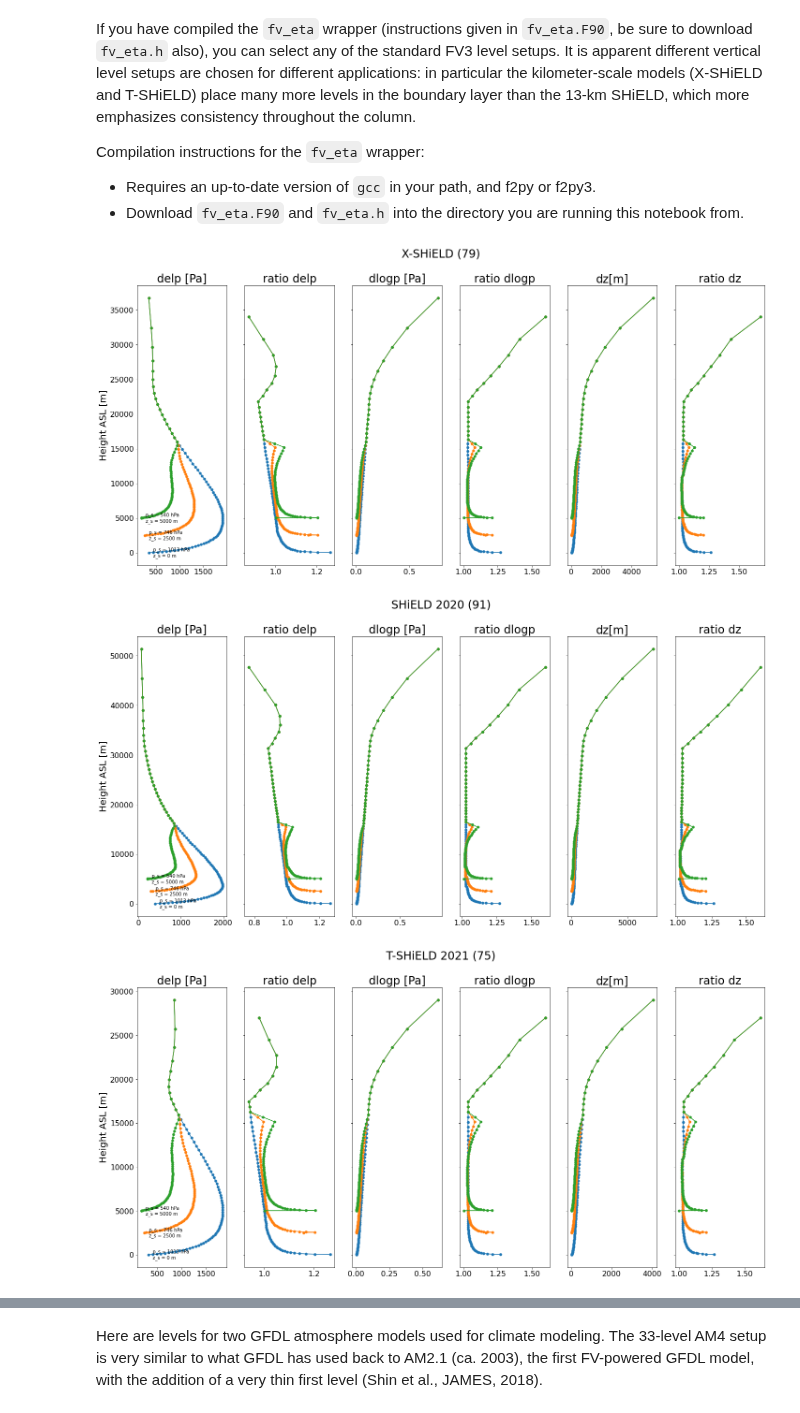
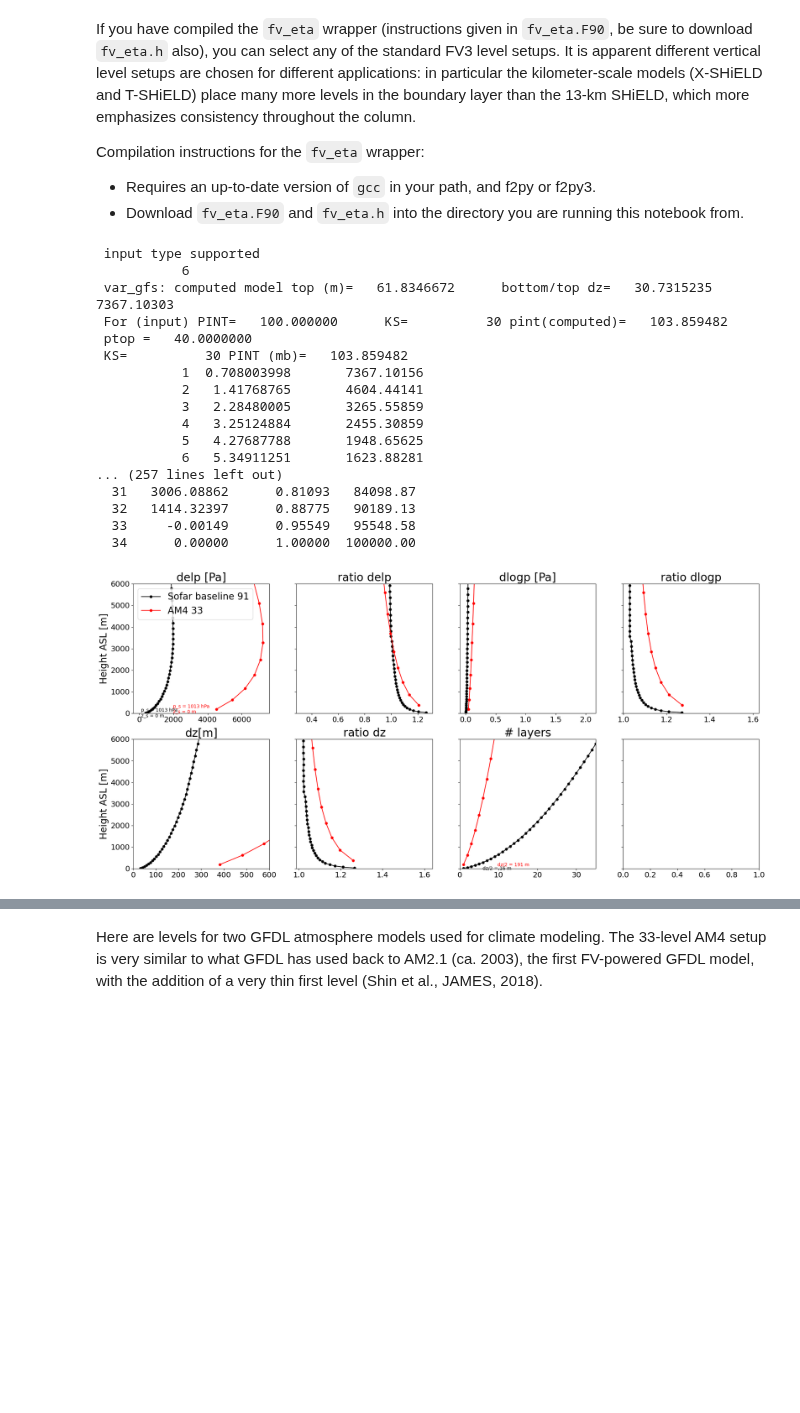
Before and after one commit to NOAA-GFDL/GFDL_atmos_cubed_sphere, a Jupyter notebook: docs/examples/FV3_level_transmogrifier/FV3_level_transmogrifier.ipynb, the cells around one changed output, grey strips where cells are left out. Cells and saved outputs as stored; diff of their text form; code cells hidden in the pictures; blank space fills up the shorter version.

```diff
--- a/docs/examples/FV3_level_transmogrifier/FV3_level_transmogrifier.ipynb
+++ b/docs/examples/FV3_level_transmogrifier/FV3_level_transmogrifier.ipynb
@@ -154,8 +179,25 @@ There are a few user configuration parameters you can set up. These are surface
+# %%
+def add_ab_to_dictionary(ab_config, key, ak_val, bk_val):
+    assert not key in ab_config, "Configuration {} already exist in the dictionary".format(key)
+    ab_config[key] = dict(ak=ak_val, bk=bk_val)
+    return ab_config
+# %%
+def get_subplot_indices(plt_count, nrows, ncols):
+    iy = math.floor(plt_count / ncols)
+    ix = plt_count - iy * ncols
+    return iy, ix
 # %%
 #User-configurable parameters
 
 zss = np.arange(0,5001.,2500.)
 
 do_ylog = False
-zcoord_type='p' #p,z,or k
+zcoord_type='z' #p,z,or k
+ZLIMIT_CHOICES = ['PBL']
+
+#create dict with a and b
+ab_configs = {}
+ab_configs = add_ab_to_dictionary(ab_configs, "GFS v15", ak_gfs, bk_gfs)
+ab_configs = add_ab_to_dictionary(ab_configs, "Bad", ak_bad, bk_bad)
+ab_configs = add_ab_to_dictionary(ab_configs, "HiRAM QBO mid-top setup", ak47, bk47)
 # %%
@@ -260,14 +343,48 @@ Compilation instructions for the `fv_eta` wrapper:
 # %%
-from fv_eta import fv_eta_mod as fv_eta
-ak, bk = fv_eta.set_eta(79,'gcrm')
-fv3_level_make_plots(ak,bk,"X-SHiELD",zss,do_ylog,'z')
+ab_dict = {}
+ak, bk = fv_eta.set_eta(91,'')
+ab_dict = add_ab_to_dictionary(ab_dict, "Sofar baseline", ak, bk)
+ak, bk = fv_eta.set_eta(33,'')
+ab_dict = add_ab_to_dictionary(ab_dict, "AM4", ak, bk)
+fv3_level_make_plots(ab_dict,zss,do_ylog,zcoord_type,zlimit_type="PBL",save=True)
 
-ak, bk = fv_eta.set_eta(91,'')
-fv3_level_make_plots(ak,bk,"SHiELD 2020",zss,do_ylog,'z')
+# ak, bk = fv_eta.set_eta(79,'gcrm')
+# fv3_level_make_plots(ak,bk,"X-SHiELD",zss,do_ylog,'z')
 
-ak, bk = fv_eta.set_eta(75,'')
-fv3_level_make_plots(ak,bk,"T-SHiELD 2021",zss,do_ylog,'z')
+# ak, bk = fv_eta.set_eta(91,'')
+# fv3_level_make_plots(ak,bk,"SHiELD 2020",zss,do_ylog,'z')
+
+# ak, bk = fv_eta.set_eta(75,'')
+# fv3_level_make_plots(ak,bk,"T-SHiELD 2021",zss,do_ylog,'z')
+
+#ak, bk = fv_eta.set_eta(33,'')
+#fv3_level_make_plots(ak,bk,"Sofar 33",zss,do_ylog,zcoord_type, zlimit_type='PBL')
+
+#ak, bk = fv_eta.set_eta(33,'gfs')
+#fv3_level_make_plots(ak,bk,"33 GFS",zss,do_ylog,zcoord_type)
+
+#ak, bk = fv_eta.set_eta(33,'hi')
+#fv3_level_make_plots(ak,bk,"33 Hi",zss,do_ylog,zcoord_type)
+
+
+# ak, bk = fv_eta.set_eta(125,'')
+# fv3_level_make_plots(ak,bk,"IFS",zss,do_ylog,'p')
 # %% [output]
+ input type supported
+           6
+ var_gfs: computed model top (m)=   61.8346672      bottom/top dz=   30.7315235       7367.10303
+ For (input) PINT=   100.000000      KS=          30 pint(computed)=   103.859482
+ ptop =   40.0000000
+ KS=          30 PINT (mb)=   103.859482
+           1  0.708003998       7367.10156
+           2   1.41768765       4604.44141
+           3   2.28480005       3265.55859
+           4   3.25124884       2455.30859
+           5   4.27687788       1948.65625
+           6   5.34911251       1623.88281
+... (257 lines left out)
+  31   3006.08862      0.81093   84098.87
+  32   1414.32397      0.88775   90189.13
+  33     -0.00149      0.95549   95548.58
+  34      0.00000      1.00000  100000.00
-[figure, old version]
+[figure, new version]
-[figure, removed]
-[figure, removed]
```
Also changed, not shown: parts of 8 cells of this notebook, 2 other files.
